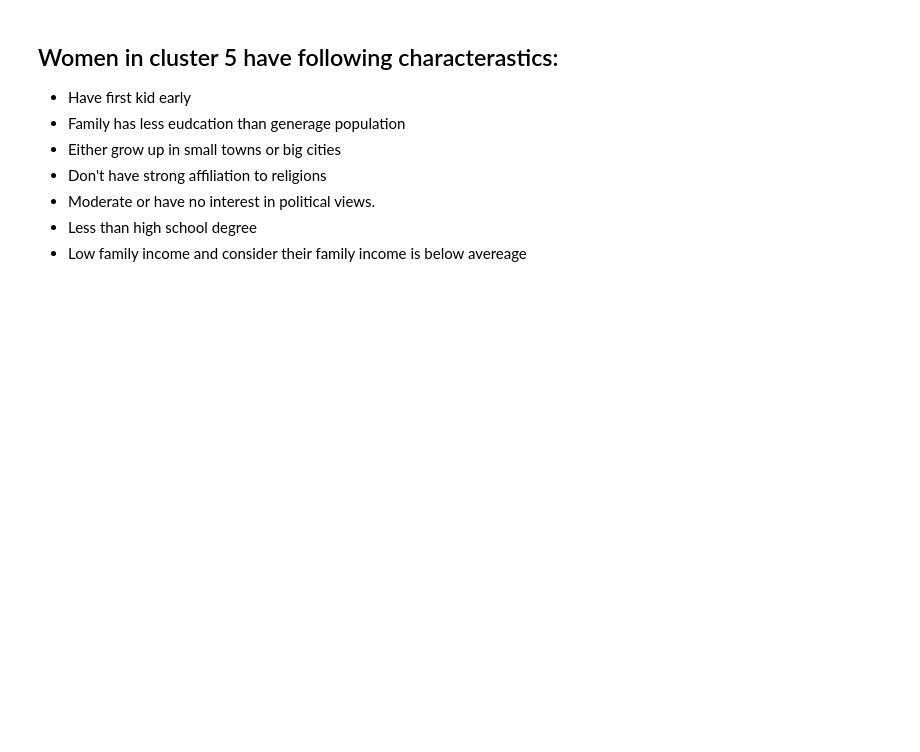
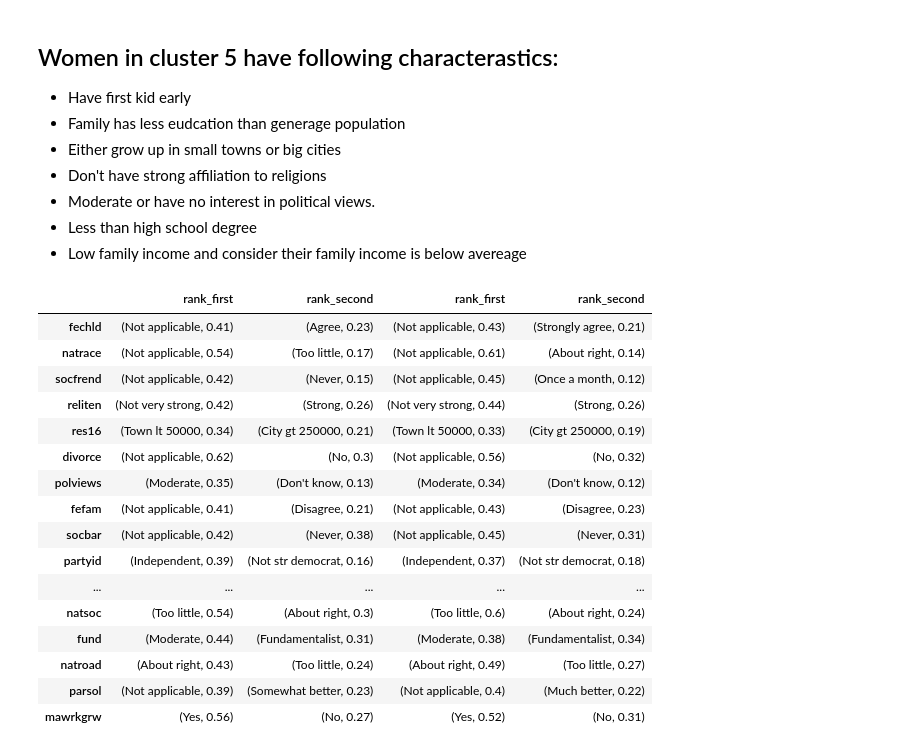
Before and after one commit to banjopickin/women_workforce, a Jupyter notebook: FC_analysis.ipynb, the cells around one changed output. Drawn from its saved outputs; the diff is of its cells as text; code cells hidden in the pictures; blank space fills up the shorter version.

```diff
--- a/FC_analysis.ipynb
+++ b/FC_analysis.ipynb
@@ -442,3 +462,23 @@ cluster_summary(df_c5,cat_cols)
   * Moderate or have no interest in political views.
   * Less than high school degree
   * Low family income and consider their family income is below avereage
+# %%
+pd.concat([cluster_summary(df_c3,cat_cols),cluster_summary(df_c5,cat_cols)],axis =1)
+# %% [output]
+|  | rank_first | rank_second | rank_first | rank_second |
+| fechld | (Not applicable, 0.41) | (Agree, 0.23) | (Not applicable, 0.43) | (Strongly agree, 0.21) |
+| natrace | (Not applicable, 0.54) | (Too little, 0.17) | (Not applicable, 0.61) | (About right, 0.14) |
+| socfrend | (Not applicable, 0.42) | (Never, 0.15) | (Not applicable, 0.45) | (Once a month, 0.12) |
+| reliten | (Not very strong, 0.42) | (Strong, 0.26) | (Not very strong, 0.44) | (Strong, 0.26) |
+| res16 | (Town lt 50000, 0.34) | (City gt 250000, 0.21) | (Town lt 50000, 0.33) | (City gt 250000, 0.19) |
+| divorce | (Not applicable, 0.62) | (No, 0.3) | (Not applicable, 0.56) | (No, 0.32) |
+| polviews | (Moderate, 0.35) | (Don't know, 0.13) | (Moderate, 0.34) | (Don't know, 0.12) |
+| fefam | (Not applicable, 0.41) | (Disagree, 0.21) | (Not applicable, 0.43) | (Disagree, 0.23) |
+| socbar | (Not applicable, 0.42) | (Never, 0.38) | (Not applicable, 0.45) | (Never, 0.31) |
+| partyid | (Independent, 0.39) | (Not str democrat, 0.16) | (Independent, 0.37) | (Not str democrat, 0.18) |
+| ... | ... | ... | ... | ... |
+| natsoc | (Too little, 0.54) | (About right, 0.3) | (Too little, 0.6) | (About right, 0.24) |
+| fund | (Moderate, 0.44) | (Fundamentalist, 0.31) | (Moderate, 0.38) | (Fundamentalist, 0.34) |
+| natroad | (About right, 0.43) | (Too little, 0.24) | (About right, 0.49) | (Too little, 0.27) |
+| parsol | (Not applicable, 0.39) | (Somewhat better, 0.23) | (Not applicable, 0.4) | (Much better, 0.22) |
+| mawrkgrw | (Yes, 0.56) | (No, 0.27) | (Yes, 0.52) | (No, 0.31) |
```
Also changed, not shown: parts of 1 cell of this notebook, 2 other files.
